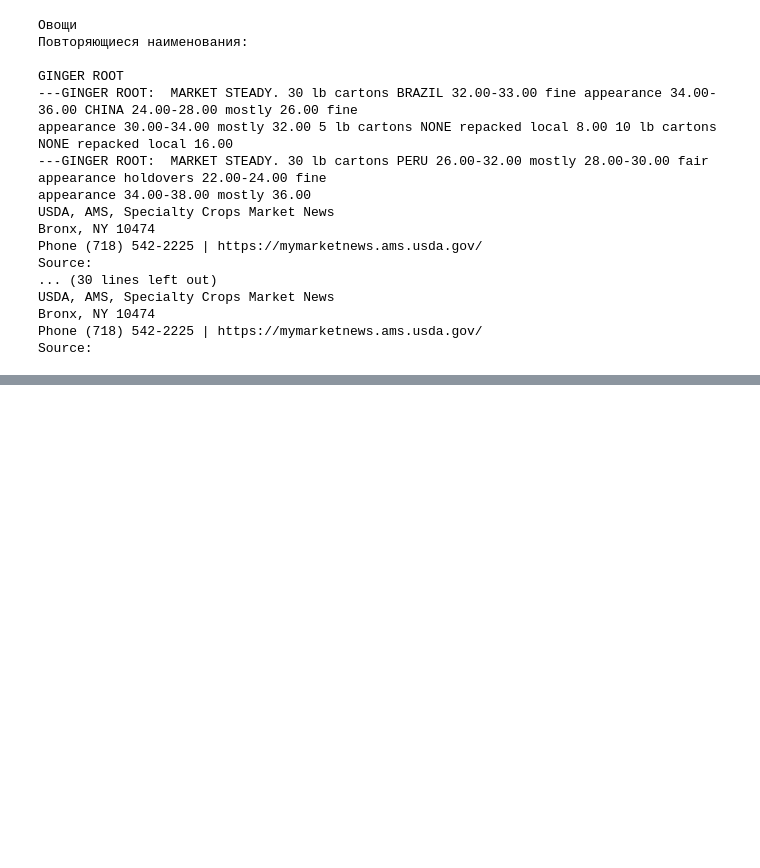
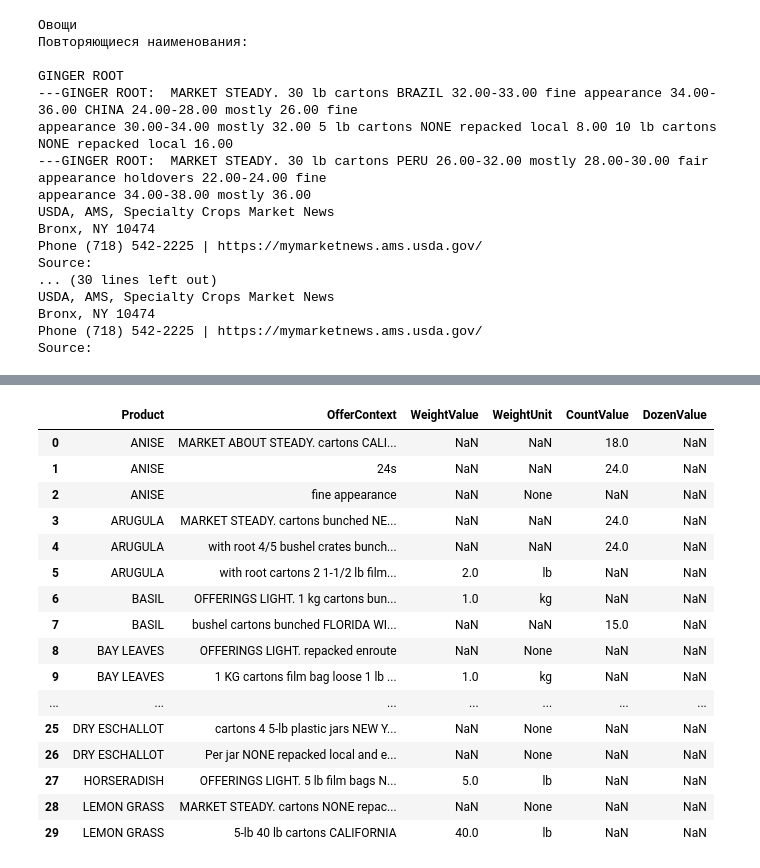
Before and after one commit to sardq/methods-optimizathion-restaurant, a Jupyter notebook: fruifs_vegetables_sales.ipynb, the cells around one changed output, grey strips where cells are left out. Cells and saved outputs as stored; diff of their text form; code cells hidden in the pictures; blank space fills up the shorter version.

```diff
--- a/fruifs_vegetables_sales.ipynb
+++ b/fruifs_vegetables_sales.ipynb
@@ -277,0 +839,77 @@ Source:
+# %%
+def extract_measurement(text):
+    result = {
+        "WeightValue": None,
+        "WeightUnit": None,
+        "CountValue": None,
+        "DozenValue": None
+    }
+
+    # Масса: lb или kg
+    weight_match = re.search(
+        r"\b(\d+(?:\.\d+)?)\s*(lb|kg)\b",
+        text,
+        re.IGNORECASE
+    )
+
+    if weight_match:
+        result["WeightValue"] = float(weight_match.group(1))
+        result["WeightUnit"] = weight_match.group(2).lower()
+
+    # Количество штук, например 24s
+    count_match = re.search(
+        r"\b(\d+)s\b",
+        text,
+        re.IGNORECASE
+    )
+
+    if count_match:
+        result["CountValue"] = int(count_match.group(1))
+
+    # Количество дюжин
+    dozen_match = re.search(
+        r"\b(\d+)\s*(?:dozen|dz)\b",
+        text,
+        re.IGNORECASE
+    )
+
+    if dozen_match:
+        result["DozenValue"] = int(dozen_match.group(1))
+
+    return pd.Series(result)
+
+
+df_market_prices[
+    ["WeightValue", "WeightUnit", "CountValue", "DozenValue"]
+] = df_market_prices["OfferContext"].apply(extract_measurement)
+
+display(
+    df_market_prices[
+        [
+            "Product",
+            "OfferContext",
+            "WeightValue",
+            "WeightUnit",
+            "CountValue",
+            "DozenValue"
+        ]
+    ].head(30)
+)
+# %% [output]
+|  | Product | OfferContext | WeightValue | WeightUnit | CountValue | DozenValue |
+| 0 | ANISE | MARKET ABOUT STEADY. cartons CALI... | NaN | NaN | 18.0 | NaN |
+| 1 | ANISE | 24s | NaN | NaN | 24.0 | NaN |
+| 2 | ANISE | fine appearance | NaN | None | NaN | NaN |
+| 3 | ARUGULA | MARKET STEADY. cartons bunched NE... | NaN | NaN | 24.0 | NaN |
+| 4 | ARUGULA | with root 4/5 bushel crates bunch... | NaN | NaN | 24.0 | NaN |
+| 5 | ARUGULA | with root cartons 2 1-1/2 lb film... | 2.0 | lb | NaN | NaN |
+| 6 | BASIL | OFFERINGS LIGHT. 1 kg cartons bun... | 1.0 | kg | NaN | NaN |
+| 7 | BASIL | bushel cartons bunched FLORIDA WI... | NaN | NaN | 15.0 | NaN |
+| 8 | BAY LEAVES | OFFERINGS LIGHT. repacked enroute | NaN | None | NaN | NaN |
+| 9 | BAY LEAVES | 1 KG cartons film bag loose 1 lb ... | 1.0 | kg | NaN | NaN |
+| ... | ... | ... | ... | ... | ... | ... |
+| 25 | DRY ESCHALLOT | cartons 4 5-lb plastic jars NEW Y... | NaN | None | NaN | NaN |
+| 26 | DRY ESCHALLOT | Per jar NONE repacked local and e... | NaN | None | NaN | NaN |
+| 27 | HORSERADISH | OFFERINGS LIGHT. 5 lb film bags N... | 5.0 | lb | NaN | NaN |
+| 28 | LEMON GRASS | MARKET STEADY. cartons NONE repac... | NaN | None | NaN | NaN |
+| 29 | LEMON GRASS | 5-lb 40 lb cartons CALIFORNIA | 40.0 | lb | NaN | NaN |
```
Also changed, not shown: parts of 34 cells of this notebook, 24 other files.
